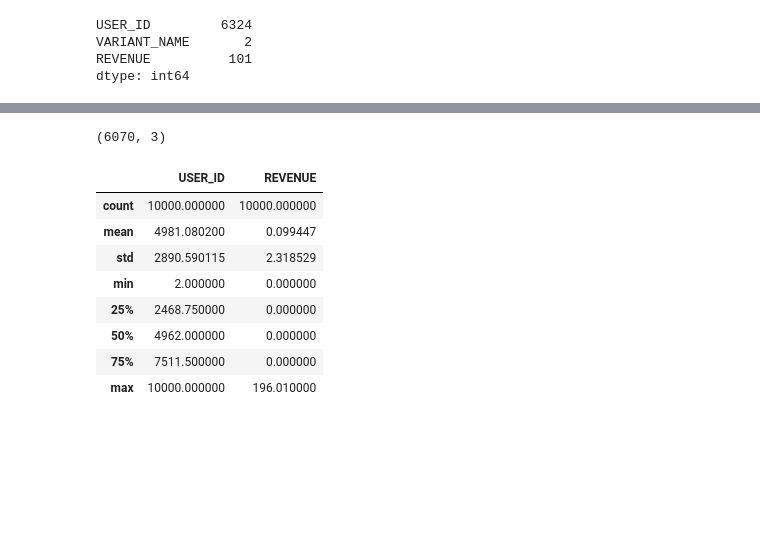
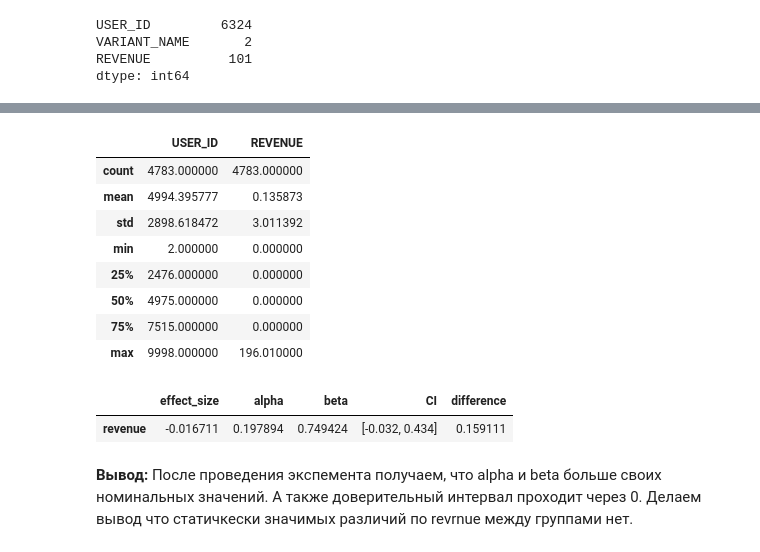
Before and after one commit to DmitriySutyagin/A-B-testing, a Jupyter notebook: Seminar_8.ipynb, the cells around one changed output, grey strips where cells are left out. Drawn from its saved outputs; the diff is of its cells as text; code cells hidden in the pictures; blank space fills up the shorter version.

```diff
--- a/Seminar_8.ipynb
+++ b/Seminar_8.ipynb
@@ -70,16 +83,12 @@ df_new
 # %%
-df_new.shape
+df_new.describe()
 # %% [output]
-(6070, 3)
+|  | USER_ID | REVENUE |
+| count | 4783.000000 | 4783.000000 |
+| mean | 4994.395777 | 0.135873 |
+| std | 2898.618472 | 3.011392 |
+| min | 2.000000 | 0.000000 |
+| 25% | 2476.000000 | 0.000000 |
+| 50% | 4975.000000 | 0.000000 |
+| 75% | 7515.000000 | 0.000000 |
+| max | 9998.000000 | 196.010000 |
-# %%
-df.describe()
-# %% [output]
-|  | USER_ID | REVENUE |
-| count | 10000.000000 | 10000.000000 |
-| mean | 4981.080200 | 0.099447 |
-| std | 2890.590115 | 2.318529 |
-| min | 2.000000 | 0.000000 |
-| 25% | 2468.750000 | 0.000000 |
-| 50% | 4962.000000 | 0.000000 |
-| 75% | 7511.500000 | 0.000000 |
-| max | 10000.000000 | 196.010000 |
@@ -85,0 +151,7 @@ df.describe()
+# %%
+continious_result(control, treatment, column='revenue')
+# %% [output]
+|  | effect_size | alpha | beta | CI | difference |
+| revenue | -0.016711 | 0.197894 | 0.749424 | [-0.032, 0.434] | 0.159111 |
+# %% [markdown]
+**Вывод:** После проведения экспемента получаем, что alpha и beta больше своих номинальных значений. А также доверительный интервал проходит через 0. Делаем вывод что статичкески значимых различий по revrnue между группами нет.
```
Also changed, not shown: parts of 13 cells of this notebook.
